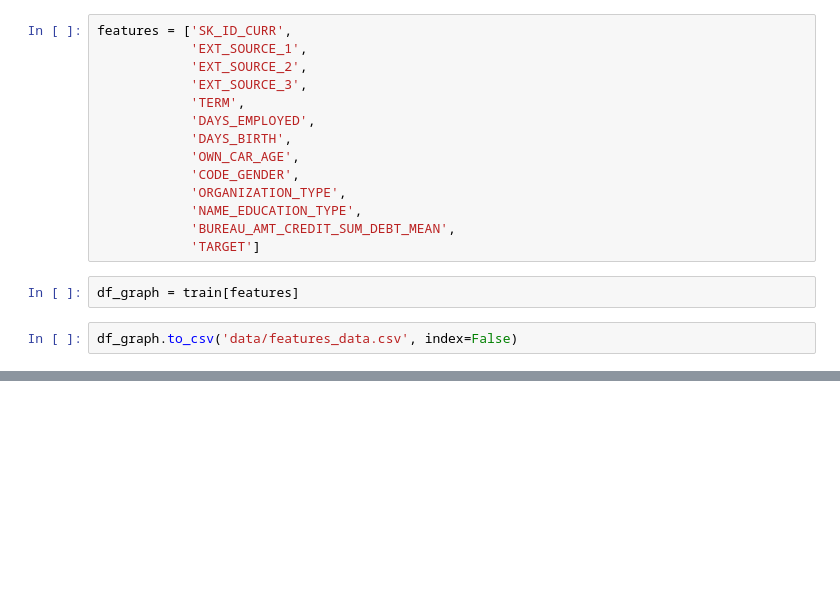
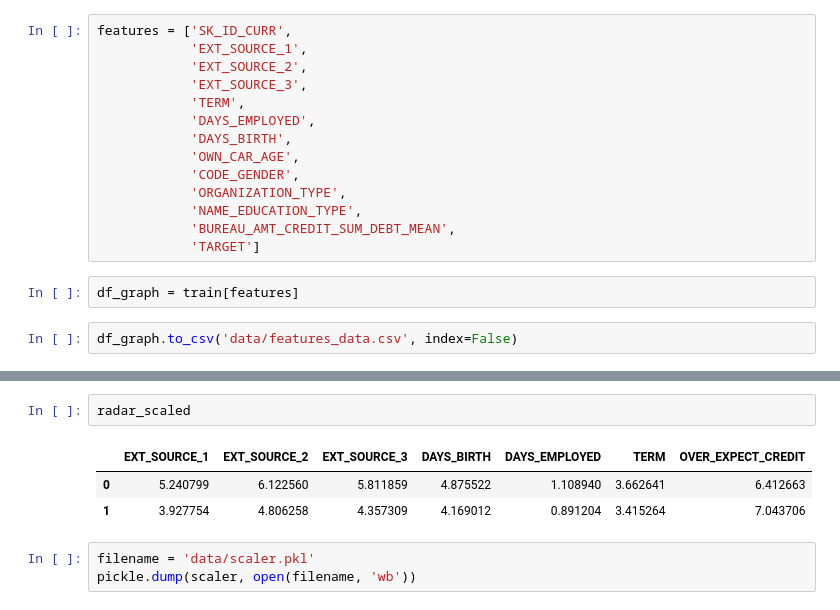
Before and after one commit to MatthieuLL/P7_OC_Scoring_Credit, a Jupyter notebook: P07_MODELISATION.ipynb, the cells around one changed output, grey strips where cells are left out. Cells and saved outputs as stored; diff of their text form; blank space fills up the shorter version.

```diff
--- a/P07_MODELISATION.ipynb
+++ b/P07_MODELISATION.ipynb
@@ -357,0 +381,9 @@ print(lgb.__version__)
+# %%
+radar_scaled
+# %% [output]
+|  | EXT_SOURCE_1 | EXT_SOURCE_2 | EXT_SOURCE_3 | DAYS_BIRTH | DAYS_EMPLOYED | TERM | OVER_EXPECT_CREDIT |
+| 0 | 5.240799 | 6.122560 | 5.811859 | 4.875522 | 1.108940 | 3.662641 | 6.412663 |
+| 1 | 3.927754 | 4.806258 | 4.357309 | 4.169012 | 0.891204 | 3.415264 | 7.043706 |
+# %%
+filename = 'data/scaler.pkl'
+pickle.dump(scaler, open(filename, 'wb'))
```
Also changed, not shown: parts of 15 cells of this notebook, 6 other files.
